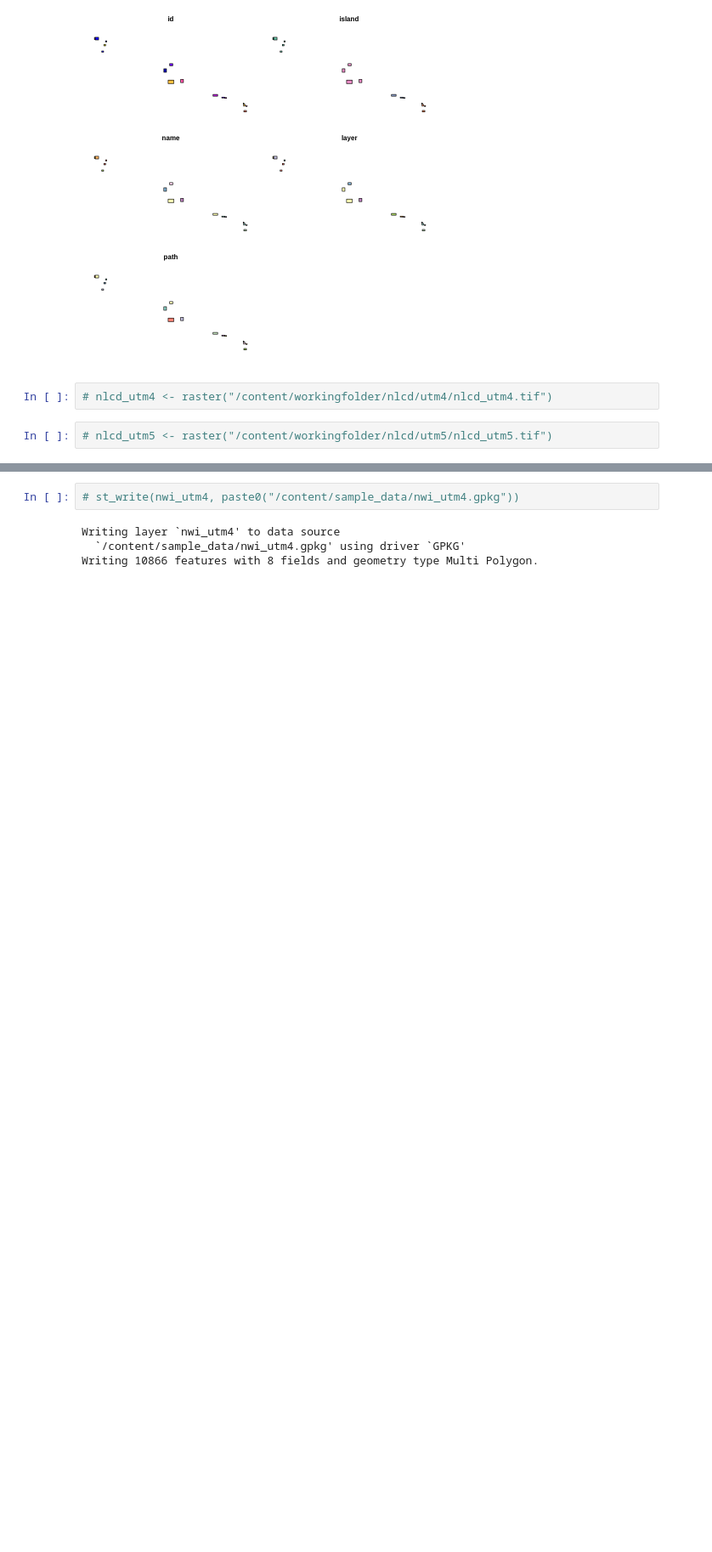
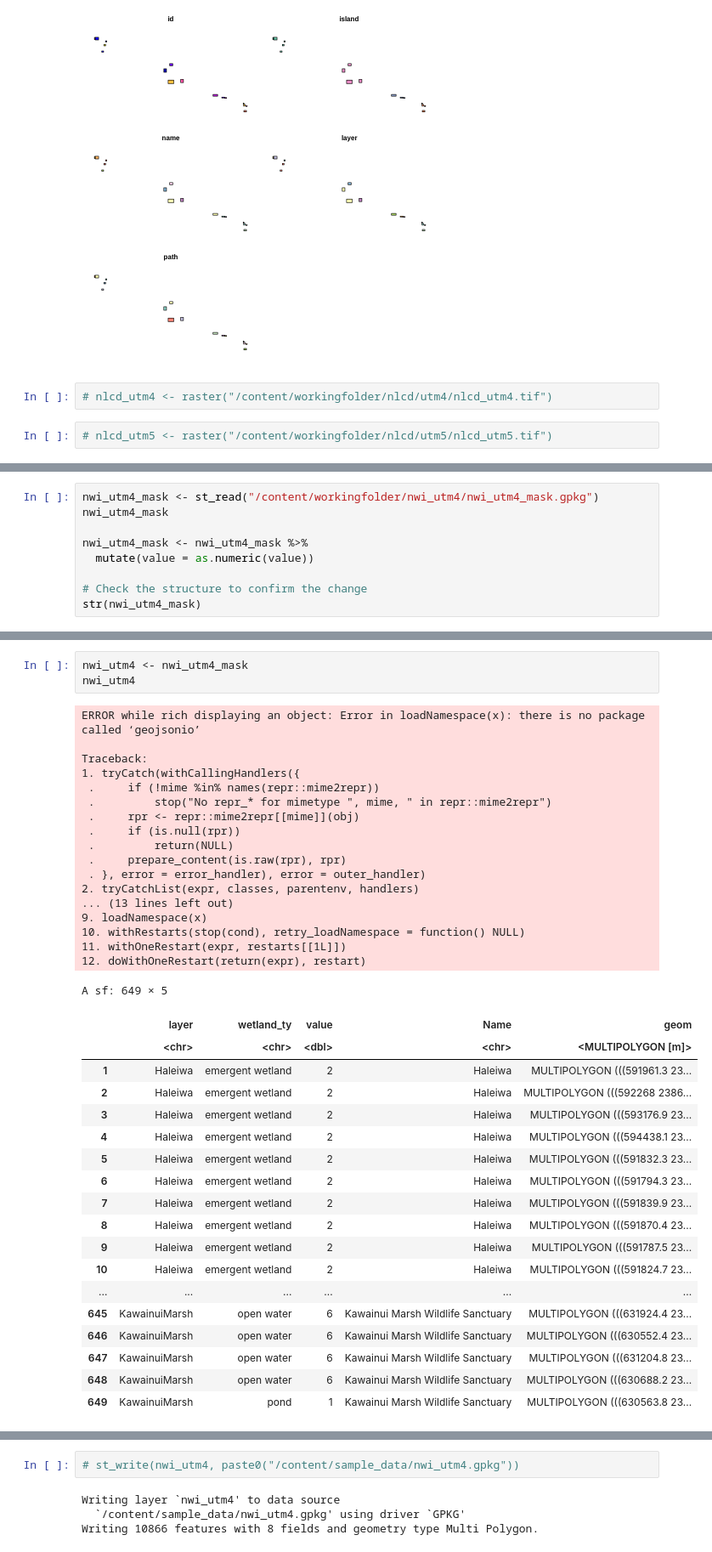
Before and after one commit to MadmanMarble/Planet_U-NET, a Jupyter notebook: Planet_image_stacking_032024.ipynb, the cells around one changed output, grey strips where cells are left out. Shown at 85% size. Saved outputs shown, nothing was run; the diff lists cells and outputs as text; blank space fills up the shorter version.

Commit message:
redid mulit-wetland classification. 3 aois, good to go for organizing folders, then run training.

```diff
--- a/Planet_image_stacking_032024.ipynb
+++ b/Planet_image_stacking_032024.ipynb
@@ -828,0 +766,9 @@ A sf: 10866 × 9
+# %%
+nwi_utm4_mask <- st_read("/content/workingfolder/nwi_utm4/nwi_utm4_mask.gpkg")
+nwi_utm4_mask
+
+nwi_utm4_mask <- nwi_utm4_mask %>%
+  mutate(value = as.numeric(value))
+
+# Check the structure to confirm the change
+str(nwi_utm4_mask)
@@ -828,0 +831,40 @@ A sf: 10866 × 9
+# %%
+nwi_utm4 <- nwi_utm4_mask
+nwi_utm4
+# %% [output]
+ERROR while rich displaying an object: Error in loadNamespace(x): there is no package called ‘geojsonio’
+
+Traceback:
+1. tryCatch(withCallingHandlers({
+ .     if (!mime %in% names(repr::mime2repr))
+ .         stop("No repr_* for mimetype ", mime, " in repr::mime2repr")
+ .     rpr <- repr::mime2repr[[mime]](obj)
+ .     if (is.null(rpr))
+ .         return(NULL)
+ .     prepare_content(is.raw(rpr), rpr)
+ . }, error = error_handler), error = outer_handler)
+2. tryCatchList(expr, classes, parentenv, handlers)
+... (13 lines left out)
+9. loadNamespace(x)
+10. withRestarts(stop(cond), retry_loadNamespace = function() NULL)
+11. withOneRestart(expr, restarts[[1L]])
+12. doWithOneRestart(return(expr), restart)
+A sf: 649 × 5
+|  | layer | wetland_ty | value | Name | geom |
+|  | <chr> | <chr> | <dbl> | <chr> | <MULTIPOLYGON [m]> |
+| 1 | Haleiwa | emergent wetland | 2 | Haleiwa | MULTIPOLYGON (((591961.3 23... |
+| 2 | Haleiwa | emergent wetland | 2 | Haleiwa | MULTIPOLYGON (((592268 2386... |
+| 3 | Haleiwa | emergent wetland | 2 | Haleiwa | MULTIPOLYGON (((593176.9 23... |
+| 4 | Haleiwa | emergent wetland | 2 | Haleiwa | MULTIPOLYGON (((594438.1 23... |
+| 5 | Haleiwa | emergent wetland | 2 | Haleiwa | MULTIPOLYGON (((591832.3 23... |
+| 6 | Haleiwa | emergent wetland | 2 | Haleiwa | MULTIPOLYGON (((591794.3 23... |
+| 7 | Haleiwa | emergent wetland | 2 | Haleiwa | MULTIPOLYGON (((591839.9 23... |
+| 8 | Haleiwa | emergent wetland | 2 | Haleiwa | MULTIPOLYGON (((591870.4 23... |
+| 9 | Haleiwa | emergent wetland | 2 | Haleiwa | MULTIPOLYGON (((591787.5 23... |
+| 10 | Haleiwa | emergent wetland | 2 | Haleiwa | MULTIPOLYGON (((591824.7 23... |
+| ... | ... | ... | ... | ... | ... |
+| 645 | KawainuiMarsh | open water | 6 | Kawainui Marsh Wildlife Sanctuary | MULTIPOLYGON (((631924.4 23... |
+| 646 | KawainuiMarsh | open water | 6 | Kawainui Marsh Wildlife Sanctuary | MULTIPOLYGON (((630552.4 23... |
+| 647 | KawainuiMarsh | open water | 6 | Kawainui Marsh Wildlife Sanctuary | MULTIPOLYGON (((631204.8 23... |
+| 648 | KawainuiMarsh | open water | 6 | Kawainui Marsh Wildlife Sanctuary | MULTIPOLYGON (((630688.2 23... |
+| 649 | KawainuiMarsh | pond | 1 | Kawainui Marsh Wildlife Sanctuary | MULTIPOLYGON (((630563.8 23... |
```
Also changed, not shown: parts of 27 cells of this notebook.
